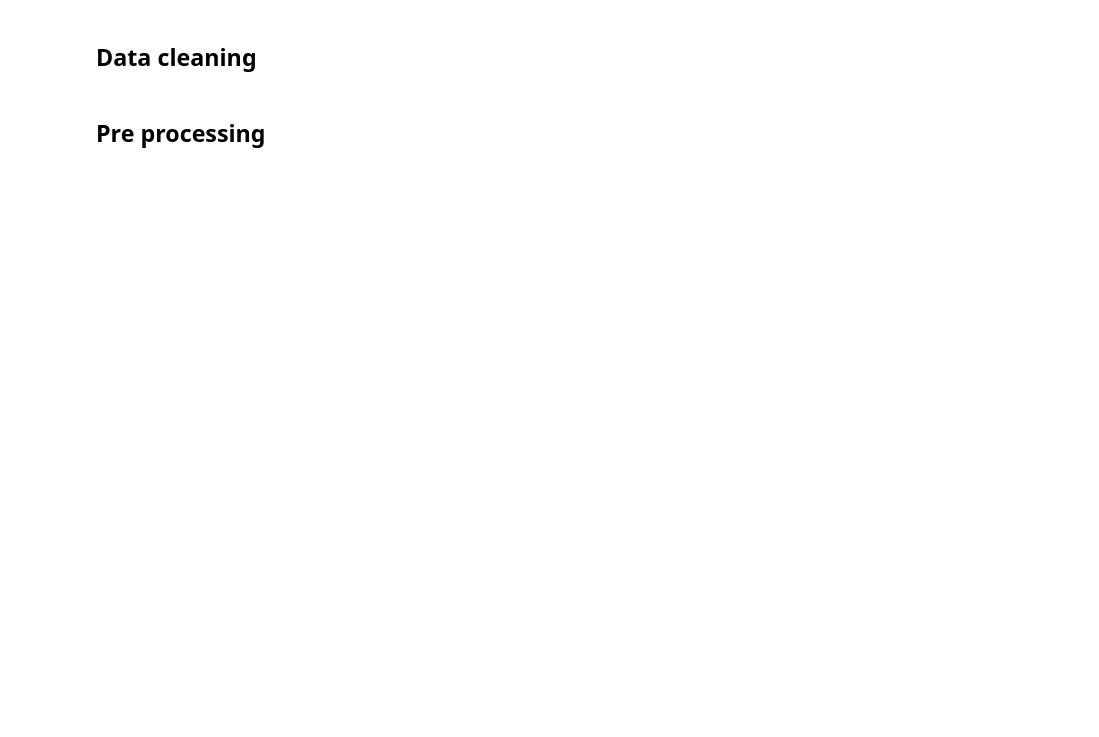
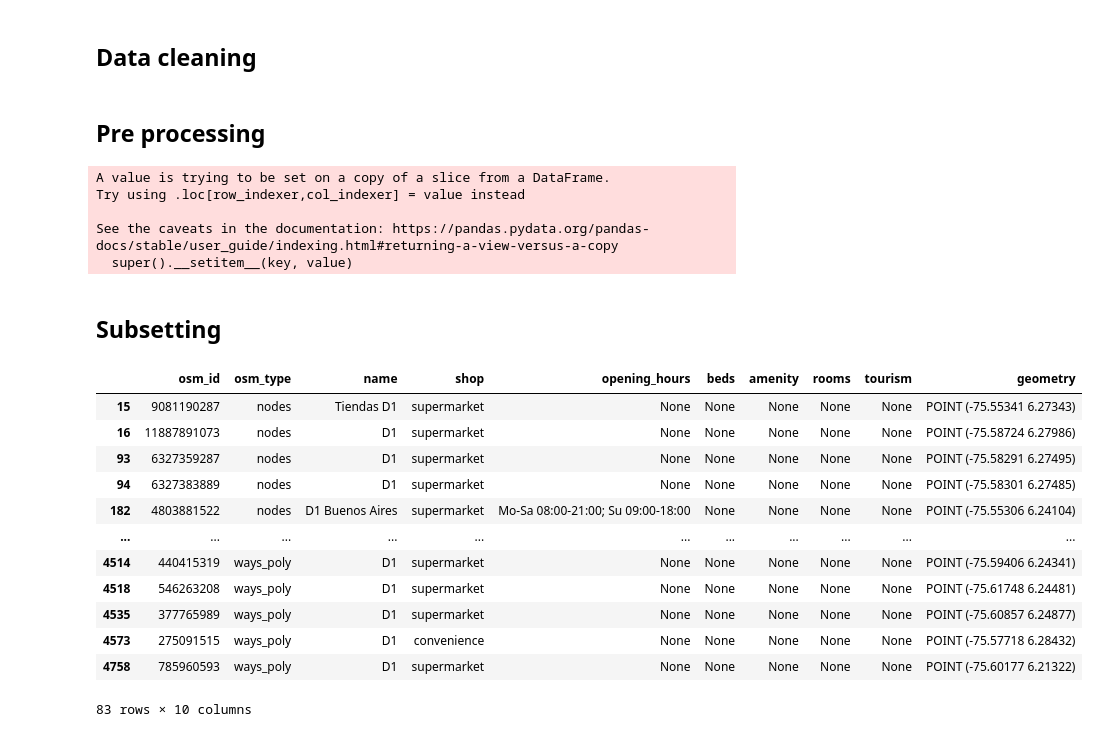
Before and after one commit to rpoandres/30DayMapChallenge2024, a Jupyter notebook: Points/Main.ipynb, the cells around one changed output. Saved outputs shown, nothing was run; the diff lists cells and outputs as text; code cells hidden in the pictures; blank space fills up the shorter version.

```diff
--- a/Points/Main.ipynb
+++ b/Points/Main.ipynb
@@ -244,0 +271,35 @@ retail_clean_gdf = retail_gdf[~retail_gdf["osm_type"].isin(["relations"])]
+# %%
+# Polygons to points
+retail_clean_gdf["geometry"] = retail_clean_gdf["geometry"].apply(lambda geom: geom.centroid if geom.geom_type == "Polygon" else geom)
+# %% [output]
+A value is trying to be set on a copy of a slice from a DataFrame.
+Try using .loc[row_indexer,col_indexer] = value instead
+
+See the caveats in the documentation: https://pandas.pydata.org/pandas-docs/stable/user_guide/indexing.html#returning-a-view-versus-a-copy
+  super().__setitem__(key, value)
+# %% [markdown]
+## Subsetting
+# %%
+# D1 testing - polygons
+
+search_d1 = ["D1", "D 1"]
+
+d1_terms = '|'.join(search_d1)
+
+retail_clean_gdf[
+    (retail_clean_gdf["name"].str.contains(d1_terms, case=False, na=False))
+]
+# %% [output]
+|  | osm_id | osm_type | name | shop | opening_hours | beds | amenity | rooms | tourism | geometry |
+| 15 | 9081190287 | nodes | Tiendas D1 | supermarket | None | None | None | None | None | POINT (-75.55341 6.27343) |
+| 16 | 11887891073 | nodes | D1 | supermarket | None | None | None | None | None | POINT (-75.58724 6.27986) |
+| 93 | 6327359287 | nodes | D1 | supermarket | None | None | None | None | None | POINT (-75.58291 6.27495) |
+| 94 | 6327383889 | nodes | D1 | supermarket | None | None | None | None | None | POINT (-75.58301 6.27485) |
+| 182 | 4803881522 | nodes | D1 Buenos Aires | supermarket | Mo-Sa 08:00-21:00; Su 09:00-18:00 | None | None | None | None | POINT (-75.55306 6.24104) |
+| ... | ... | ... | ... | ... | ... | ... | ... | ... | ... | ... |
+| 4514 | 440415319 | ways_poly | D1 | supermarket | None | None | None | None | None | POINT (-75.59406 6.24341) |
+| 4518 | 546263208 | ways_poly | D1 | supermarket | None | None | None | None | None | POINT (-75.61748 6.24481) |
+| 4535 | 377765989 | ways_poly | D1 | supermarket | None | None | None | None | None | POINT (-75.60857 6.24877) |
+| 4573 | 275091515 | ways_poly | D1 | convenience | None | None | None | None | None | POINT (-75.57718 6.28432) |
+| 4758 | 785960593 | ways_poly | D1 | supermarket | None | None | None | None | None | POINT (-75.60177 6.21322) |
+83 rows × 10 columns
```
Also changed, not shown: parts of 11 cells of this notebook.
